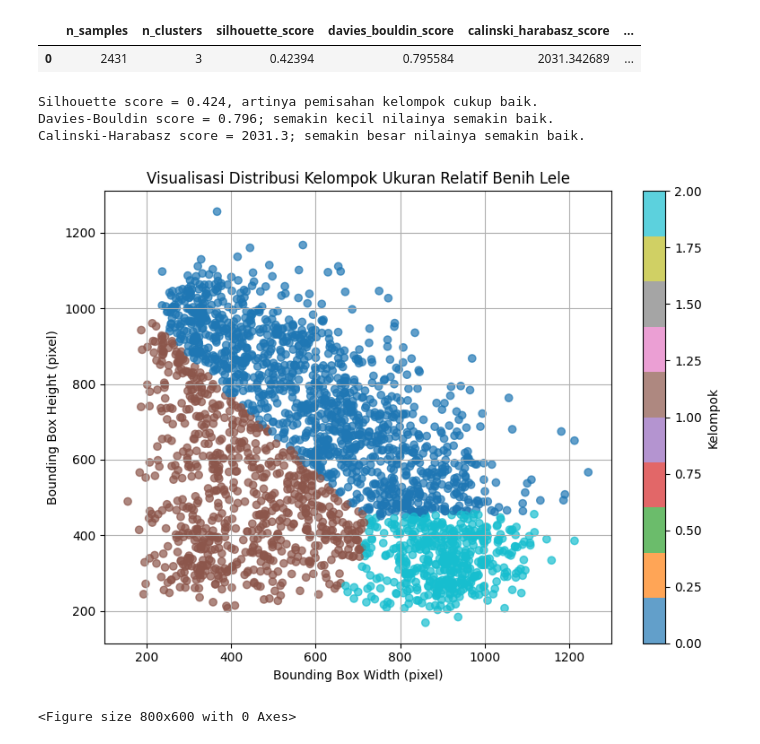
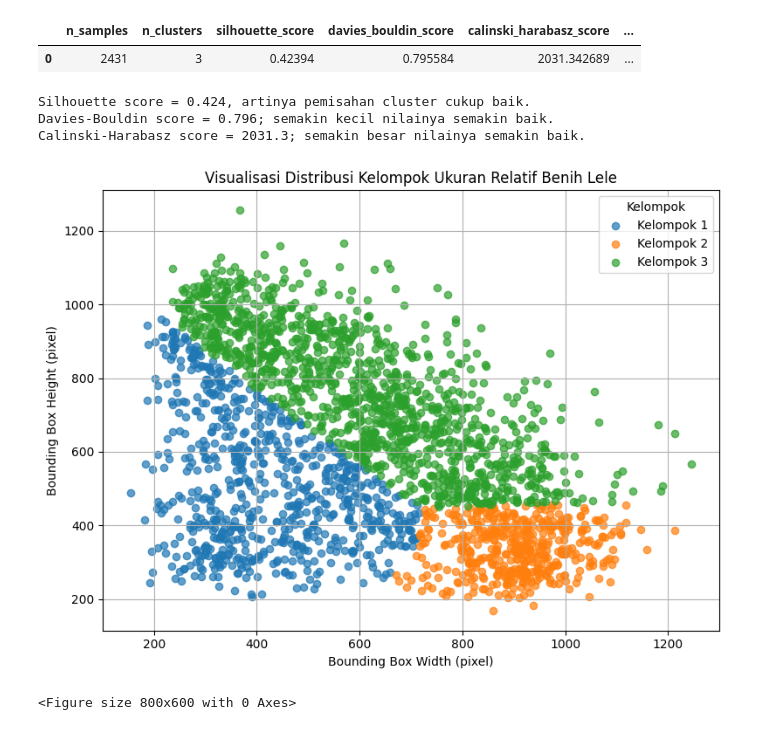
Before and after one commit to AlwanFauzi/finalfixpkl, a Jupyter notebook: clustering.ipynb, the cells around one changed output. Saved outputs shown, nothing was run; the diff lists cells and outputs as text; code cells hidden in the pictures.

```diff
--- a/clustering.ipynb
+++ b/clustering.ipynb
@@ -100,9 +101,9 @@ ch_index = metric_row["calinski_harabasz_score"]
 if silhouette >= 0.5:
     silhouette_note = "pemisahan antarkelompok kuat"
 elif silhouette >= 0.25:
-    silhouette_note = "pemisahan kelompok cukup baik"
+    silhouette_note = "pemisahan cluster cukup baik"
 else:
-    silhouette_note = "pemisahan kelompok masih lemah"
+    silhouette_note = "pemisahan cluster masih lemah"
 
 print(f"Silhouette score = {silhouette:.3f}, artinya {silhouette_note}.")
 print(f"Davies-Bouldin score = {db_index:.3f}; semakin kecil nilainya semakin baik.")
@@ -110,27 +111,28 @@ print(f"Calinski-Harabasz score = {ch_index:.1f}; semakin besar nilainya semakin
 # %% [output]
 |  | n_samples | n_clusters | silhouette_score | davies_bouldin_score | calinski_harabasz_score | ... |
 | 0 | 2431 | 3 | 0.42394 | 0.795584 | 2031.342689 | ... |
-Silhouette score = 0.424, artinya pemisahan kelompok cukup baik.
+Silhouette score = 0.424, artinya pemisahan cluster cukup baik.
 Davies-Bouldin score = 0.796; semakin kecil nilainya semakin baik.
 Calinski-Harabasz score = 2031.3; semakin besar nilainya semakin baik.
 # %%
 plt.figure(figsize=(8, 6))
-scatter = plt.scatter(
-    df["width_px"],
-    df["height_px"],
-    c=df["cluster"],
-    cmap="tab10",
-    alpha=0.7,
-)
+for row in cluster_summary.itertuples(index=False):
+    subset = df[df["cluster"] == row.cluster]
+    plt.scatter(
+        subset["width_px"],
+        subset["height_px"],
+        alpha=0.7,
+        label=row.size_group,
+    )
 
 plt.xlabel("Bounding Box Width (pixel)")
 plt.ylabel("Bounding Box Height (pixel)")
 plt.title("Visualisasi Distribusi Kelompok Ukuran Relatif Benih Lele")
-plt.colorbar(scatter, label="Kelompok")
+plt.legend(title="Kelompok")
 plt.grid(True)
 plt.tight_layout()
 plt.show()
 # %% [output]
-[figure, old version]
+[figure, new version]
 # %%
 plot_order = cluster_summary["size_group"].tolist()
```
Also changed, not shown: parts of 4 cells of this notebook.
